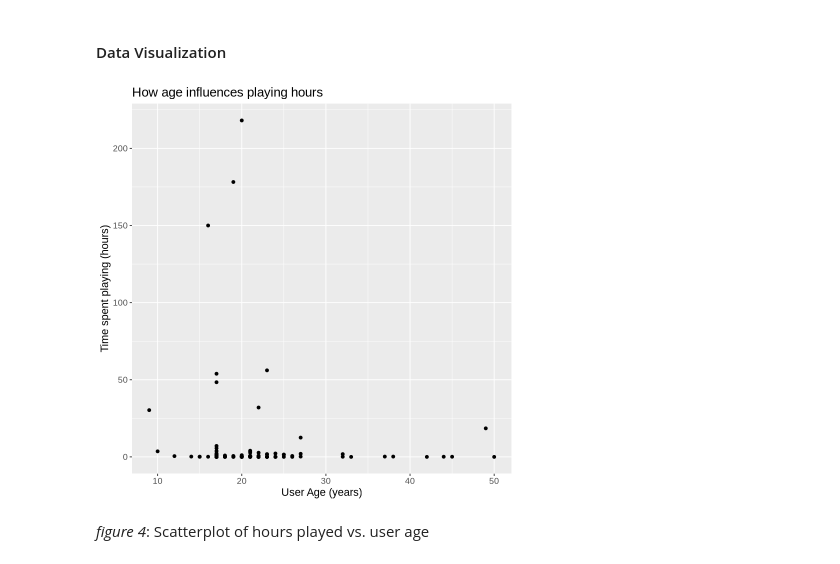
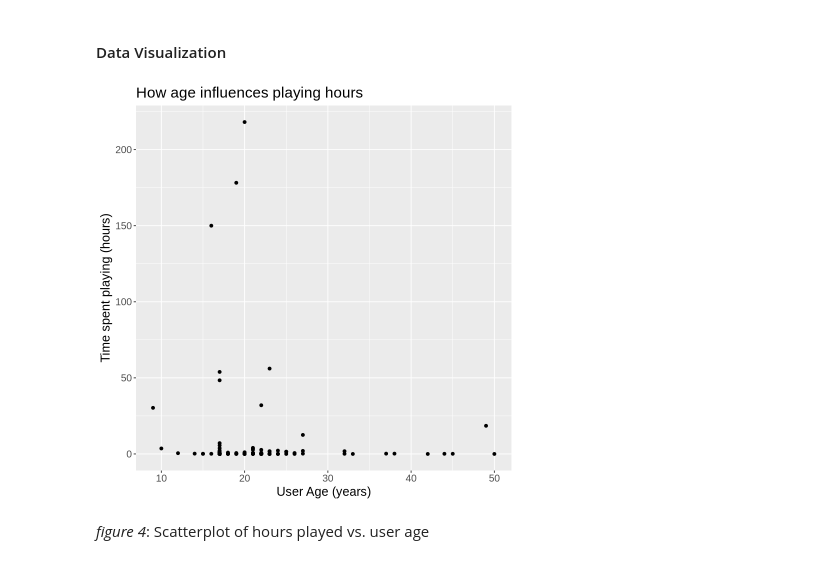
Before and after one commit to d-fazlic/dsci-100-2024w2-group-007-13, a Jupyter notebook: project_final_report.ipynb, the cells around one changed output. Saved outputs shown, nothing was run; the diff lists cells and outputs as text; code cells hidden in the pictures.

```diff
--- a/project_final_report.ipynb
+++ b/project_final_report.ipynb
@@ -167,16 +185,16 @@ The dataset contains 196 participants aged between 8 and 42 (mean age: 20, SD: 5
 # %%
 options(repr.plot.width = 7, repr.plot.height = 7)
 
 plot_1 <- player_training |>
           ggplot(aes(x = age, y = played_hours)) +
           geom_point () +
           labs(x = "User Age (years)", y = "Time spent playing (hours)") +
           ggtitle("How age influences playing hours") +
- theme(text = element_text(size = 13))
+ theme(text = element_text(size = 15))
 
 plot_1
 # %% [output]
-[figure, old version]
+[figure, new version]
 # %% [markdown]
 *figure 4*: Scatterplot of hours played vs. user age
 # %% [markdown]
```
Also changed, not shown: parts of 3 cells of this notebook.
